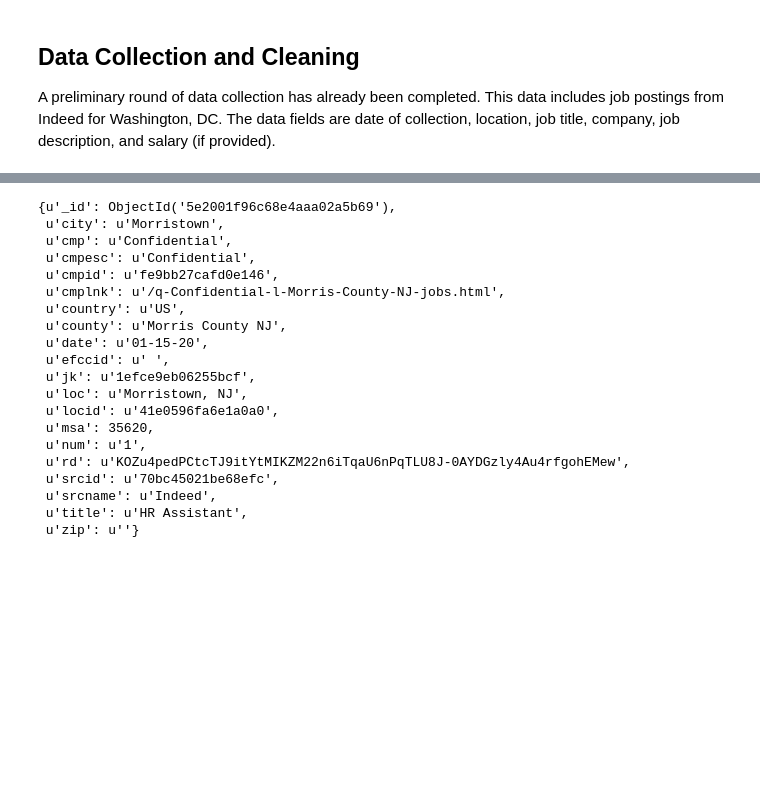
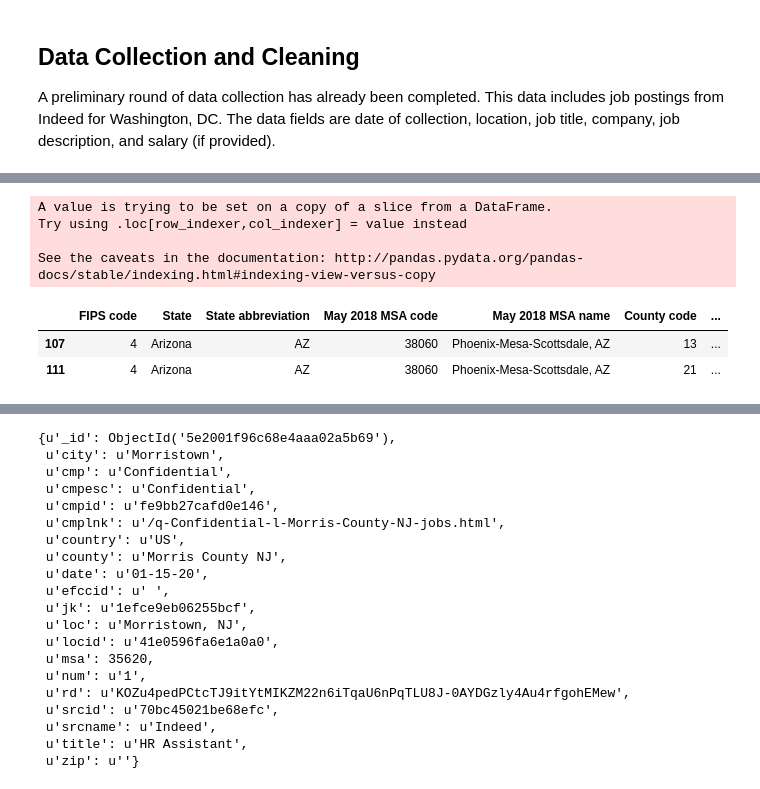
Before and after one commit to anilca-lab/FIS-capstone-project, a Jupyter notebook: Master_notebook.ipynb, the cells around one changed output, grey strips where cells are left out. Drawn from its saved outputs; the diff is of its cells as text; code cells hidden in the pictures; blank space fills up the shorter version.

Commit message:
additional data

```diff
--- a/Master_notebook.ipynb
+++ b/Master_notebook.ipynb
@@ -36,0 +35,17 @@ You should consider upgrading via the 'pip install --upgrade pip' command.
+# %%
+scrape_job_vacancies()
+# %% [output]
+A value is trying to be set on a copy of a slice from a DataFrame.
+Try using .loc[row_indexer,col_indexer] = value instead
+
+See the caveats in the documentation: http://pandas.pydata.org/pandas-docs/stable/indexing.html#indexing-view-versus-copy
+# %%
+areas_df = pd.read_excel('area_definitions_m2018.xlsx')
+# %%
+metro_df = areas_df.loc[areas_df['May 2018 MSA code '].isin([38060])]
+# %%
+metro_df.head()
+# %% [output]
+|  | FIPS code | State | State abbreviation | May 2018 MSA code | May 2018 MSA name | County code | ... |
+| 107 | 4 | Arizona | AZ | 38060 | Phoenix-Mesa-Scottsdale, AZ | 13 | ... |
+| 111 | 4 | Arizona | AZ | 38060 | Phoenix-Mesa-Scottsdale, AZ | 21 | ... |
```
Also changed, not shown: parts of 11 cells of this notebook, 2 other files.
